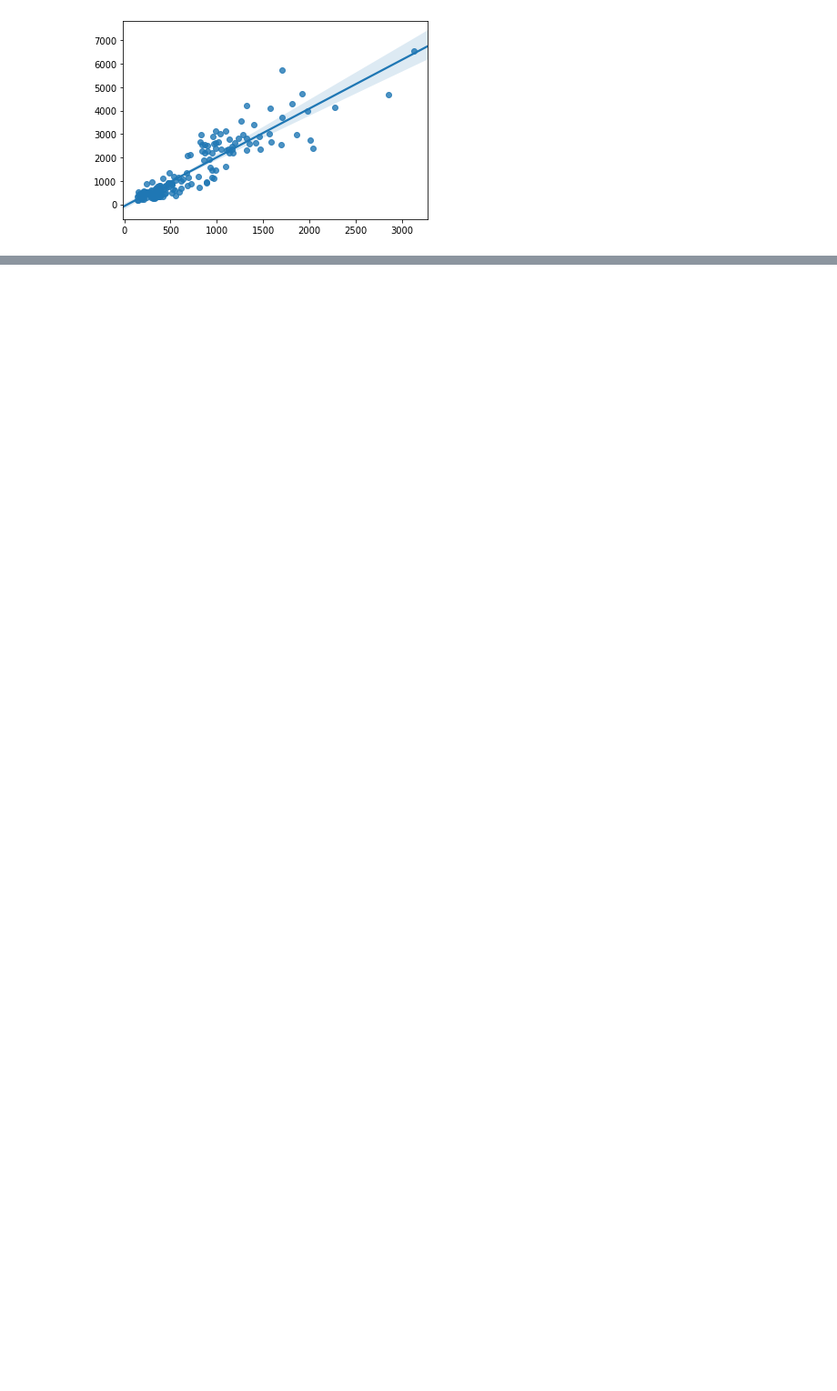
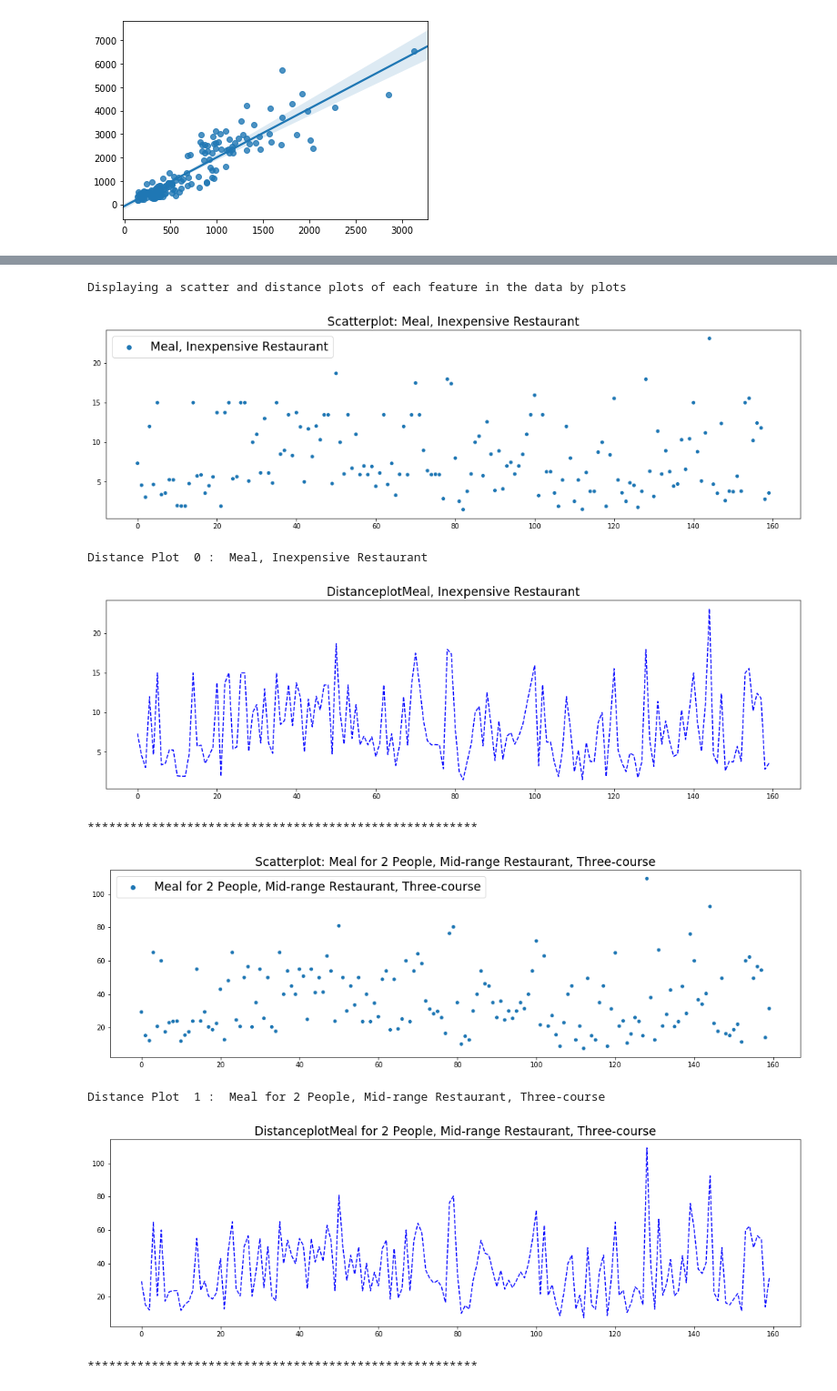
Before and after one commit to tamizh3110/cost_of_living, a Jupyter notebook: Cost_of_living.ipynb, the cells around one changed output, grey strips where cells are left out. Shown at 91% size. Drawn from its saved outputs; the diff is of its cells as text; code cells hidden in the pictures; blank space fills up the shorter version.

```diff
--- a/Cost_of_living.ipynb
+++ b/Cost_of_living.ipynb
@@ -307,0 +314,3 @@ model=sns.regplot(country_data['Apartment (1 bedroom) in City Centre'].values,co
+# %%
+data = pd.read_csv('cost-of-living.csv')
+data.shape, data.columns
@@ -307,0 +329,6 @@ model=sns.regplot(country_data['Apartment (1 bedroom) in City Centre'].values,co
+# %%
+# changing the 1st column name from "unnamed 0:" to "respective_costs"
+cols = data.columns.values
+cols[0] = 'respective_costs'
+data.columns = cols
+data.columns
@@ -307,0 +346,4 @@ model=sns.regplot(country_data['Apartment (1 bedroom) in City Centre'].values,co
+# %%
+# transposing the data to get features as columns
+tpose = data.transpose()
+tpose.head()
@@ -307,0 +358,7 @@ model=sns.regplot(country_data['Apartment (1 bedroom) in City Centre'].values,co
+# %%
+# converting column names from numbers to values in the first row and then delete the first row
+tcols = tpose.iloc[0, :]
+tpose.columns = tcols
+
+feature_data = tpose.drop(['respective_costs'], axis=0)
+feature_data.head()
@@ -307,0 +411,40 @@ model=sns.regplot(country_data['Apartment (1 bedroom) in City Centre'].values,co
+# %%
+# examining each features by plotting them
+# get all the columns
+all_cols = feature_data.columns.values
+print("Displaying a scatter and distance plots of each feature in the data by plots")
+
+# iterate over the first 5 features of the data
+for i in range(5):
+
+    # convert each feature to array and form a new dataframe to remove the index
+    to_arr = np.array(feature_data.iloc[:, i])
+    cur_feature = pd.DataFrame({all_cols[i]: to_arr})
+
+    # apply a scatter plot over the feature
+    plt.figure(figsize=(18,5))
+    sns.scatterplot(data=cur_feature)
+    plt.legend(fontsize='xx-large')
+    feature_title = 'Scatterplot: ' + all_cols[i]
+    plt.title(feature_title, fontsize='xx-large')
+    plt.show()
+
+    # apply a distance plot over the feature
+    print("Distance Plot ", i, ": ", all_cols[i])
+    plt.figure(figsize=(18,5))
+    plt.plot(cur_feature.index, cur_feature, 'b--')
+    feature_title = 'Distanceplot' + all_cols[i]
+    plt.title(feature_title, fontsize='xx-large')
+    plt.show()
+
+    print("*******************************************************\n")
+# %% [output]
+Displaying a scatter and distance plots of each feature in the data by plots
+[figure, added]
+Distance Plot  0 :  Meal, Inexpensive Restaurant
+[figure, added]
+*******************************************************
+[figure, added]
+Distance Plot  1 :  Meal for 2 People, Mid-range Restaurant, Three-course
+[figure, added]
+*******************************************************
```
Also changed, not shown: parts of 21 cells of this notebook.
